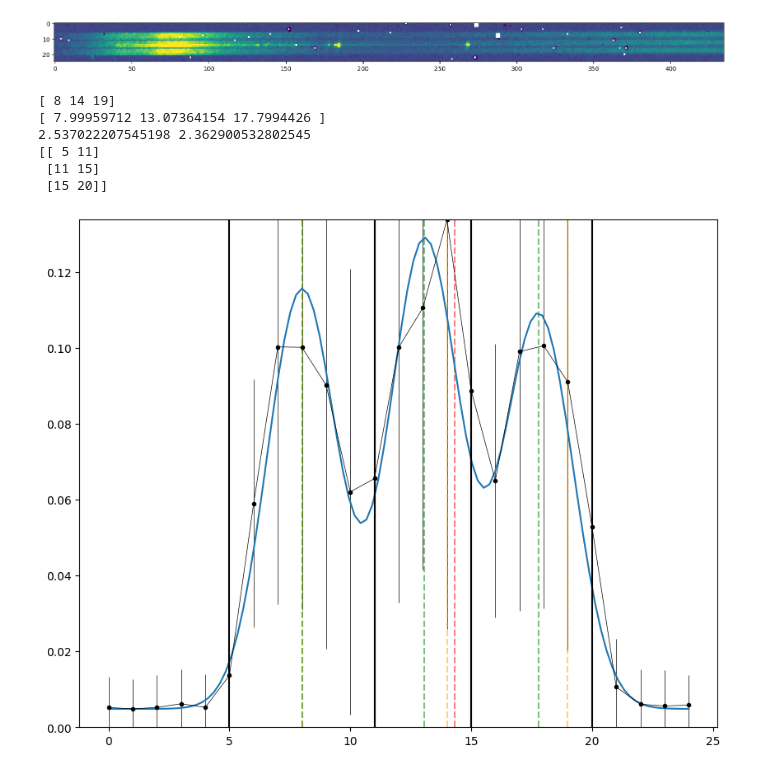
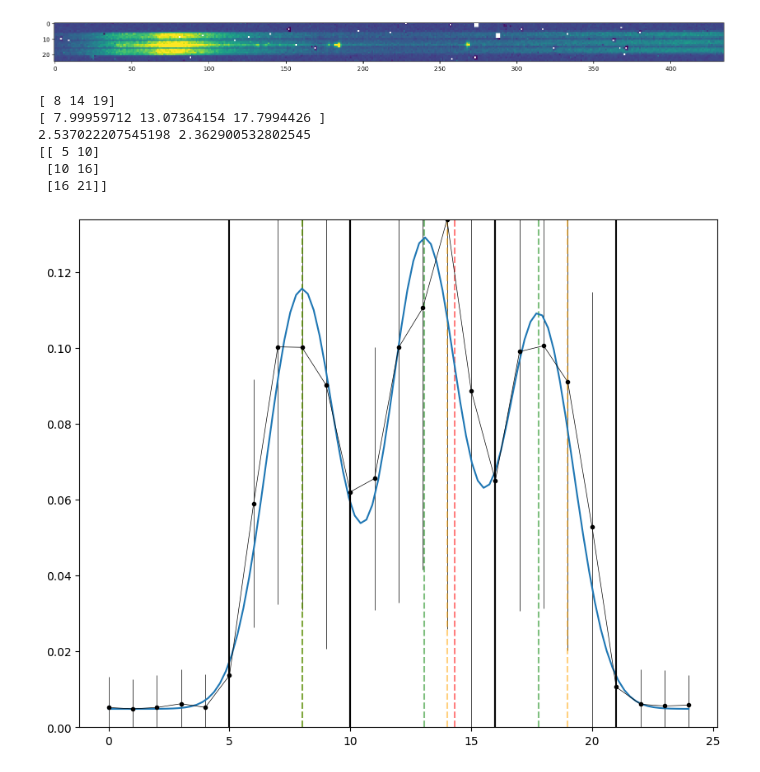
Before and after one commit to TimEpsilon/BetterNIRSpecBackground, a Jupyter notebook: JWST/TestStage2/FindBestModel.ipynb, the cells around one changed output. Drawn from its saved outputs; the diff is of its cells as text; code cells hidden in the pictures.

Commit message:
Added smarter slice index round

```diff
--- a/JWST/TestStage2/FindBestModel.ipynb
+++ b/JWST/TestStage2/FindBestModel.ipynb
@@ -143,11 +125,15 @@ Slitlet model : 3 gaussians of same sigma
 def slitletModel(x,x1,x2,x3,A1,A2,A3,s,c):
     return gaussian(x,x1,A1,s) + gaussian(x,x2,A2,s) + gaussian(x,x3,A3,s) + c
 
-def smallest(x,y):
-    if x < y:
-        return x
+
+def smartRound(x,signal):
+    x_low = int(x)
+    x_high = x_low + 1
+
+    if signal[x_low] < signal[x_high]:
+        return x_low
     else:
-        return y
+        return x_high
 # %%
 for slit in slits:
     if slit.name == "259":
@@ -185,36 +171,41 @@ plt.vlines(peaks,0,hmax,color='orange',linestyle="dashed",alpha=0.5)
 
 
 coeff, err = cfit(slitletModel, x, horiz_sum, sigma=horiz_err, p0=[*peaks,*horiz_sum[peaks],0.5,0])
 peaks = np.array(coeff[:3])
 peaks = np.sort(peaks)
 
 print(peaks)
 plt.vlines(peaks,0,hmax,color='green',linestyle="dashed",alpha=0.5)
 
 X = np.linspace(0,x[-1],100)
 plt.plot(X,slitletModel(X,*coeff))
 
 d1 = (peaks[1] - peaks[0])/2
 d2 = (peaks[2] - peaks[1])/2
 
 print(d1,d2)
 
-xmin = np.array([round(max(0,peaks[0]-d1)),round(peaks[1]-d1),round(peaks[2]-d2)])
-xmax = np.array([round(peaks[0]+d1), round(peaks[1]+d2), round(min(x[-1],peaks[2]+d2))])
+xmin = np.array([smartRound(max(0,peaks[0]-d1),horiz_sum),
+                 smartRound(peaks[1]-d1,horiz_sum),
+                 smartRound(peaks[2]-d2,horiz_sum)])
+
+xmax = np.array([smartRound(peaks[0]+d1,horiz_sum),
+                 smartRound(peaks[1]+d2,horiz_sum),
+                 smartRound(min(x[-1],peaks[2]+d2),horiz_sum)])
 
 slice_indices = np.array([xmin,xmax]).T
 print(slice_indices)
 
 plt.vlines(slice_indices.ravel(),0,hmax,color='k')
 
 
 
 plt.show()
 # %% [output]
 [ 8 14 19]
 [ 7.99959712 13.07364154 17.7994426 ]
 2.537022207545198 2.362900532802545
-[[ 5 11]
- [11 15]
- [15 20]]
+[[ 5 10]
+ [10 16]
+ [16 21]]
-[figure, old version]
+[figure, new version]
```
Also changed, not shown: parts of 1 cell of this notebook, 3 other files.
